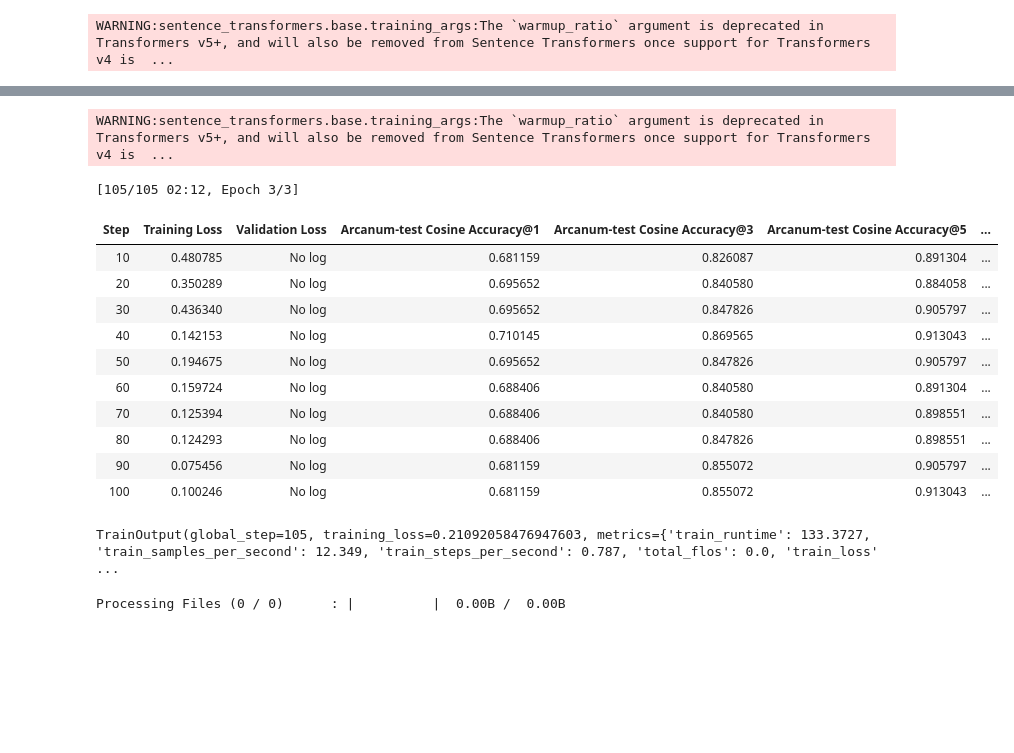
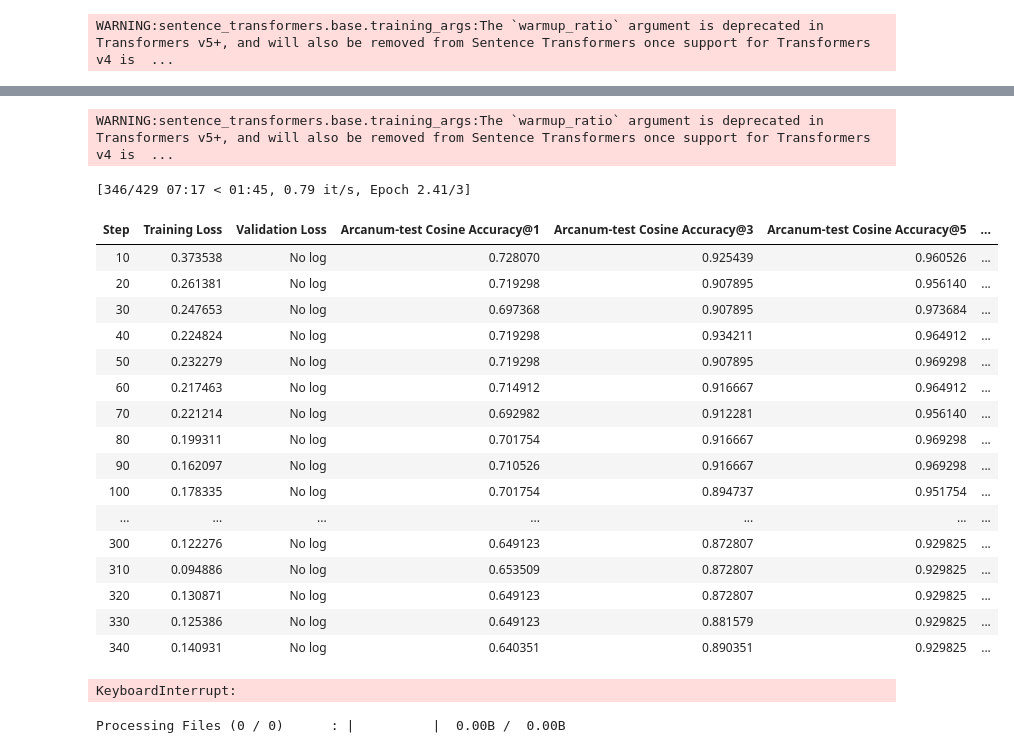
Before and after one commit to ankorn/arcanumsearch, a Jupyter notebook: arc_retrieval.ipynb, the cells around one changed output, grey strips where cells are left out. Drawn from its saved outputs; the diff is of its cells as text; code cells hidden in the pictures; blank space fills up the shorter version.

Commit message:
retrieval, trained base model

```diff
--- a/arc_retrieval.ipynb
+++ b/arc_retrieval.ipynb
@@ -49,7 +50,7 @@ relevant_docs = {}
 
 unique_docs = {}
 for idx, example in enumerate(test_dataset):
-    doc_text = example['document_text']
+    doc_text = example['enhanced_document_text']
     if doc_text not in unique_docs:
         doc_id = f"doc_{len(unique_docs)}"
         unique_docs[doc_text] = doc_id
@@ -57,7 +58,7 @@ for idx, example in enumerate(test_dataset):
 
 for idx, example in enumerate(test_dataset):
     query = example['query']
-    doc_text = example['document_text']
+    doc_text = example['enhanced_document_text']
     doc_id = unique_docs[doc_text]
     query_id = f"query_{idx}"
     queries[query_id] = query
@@ -115,2 +129,2 @@ New Data Upload               : |          |  0.00B /  0.00B
 # %%
-model = SentenceTransformer("pameydorke/arcanum-quests-base-retriever")
+BASE_MODEL_NAME = 'pameydorke/arcanum-quests-base-retriever-v3'
@@ -118,0 +131,2 @@ guide_model = SentenceTransformer("pameydorke/arcanum-quests-base-retriever")
+# %%
+model = SentenceTransformer(BASE_MODEL_NAME)
@@ -119,14 +135,23 @@ guide_model = SentenceTransformer("pameydorke/arcanum-quests-base-retriever")
 # %%
 loss = MultipleNegativesRankingLoss(model=model)
 # %%
+# train_dataset_hard = mine_hard_negatives(
+#     dataset=train_dataset,
+#     model=model,
+#     range_min=10,
+#     range_max=100,
+#     max_score=0.9,
+#     num_negatives=3,
+#     batch_size=16,
+#     use_faiss=True,
+# )
 train_dataset_hard = mine_hard_negatives(
     dataset=train_dataset,
     model=model,
+    num_negatives=5,
     range_min=10,
-    range_max=100,
-    max_score=0.9,
-    num_negatives=1,
-    batch_size=16,
+    range_max=50,
+    sampling_strategy="top",
     use_faiss=True,
 )
 # %% [output]
@@ -146,40 +171,46 @@ Max            0.8687         0.6417         0.4112
 # %%
 training_args = SentenceTransformerTrainingArguments(
     num_train_epochs=3,
-    per_device_train_batch_size=8,
-    per_device_eval_batch_size=8,
+    per_device_train_batch_size=16,
+    per_device_eval_batch_size=16,
     gradient_accumulation_steps=2,
     fp16=True,
     warmup_ratio=0.1,
     logging_steps=10,
     save_strategy="epoch",
     eval_strategy="steps",
     save_total_limit=1,
 )
 
 trainer = SentenceTransformerTrainer(
     model=model,
     args=training_args,
     train_dataset=train_dataset_hard,
     loss=loss,
     evaluator=evaluator,
 )
 trainer.train()
 # %% [output]
 WARNING:sentence_transformers.base.training_args:The `warmup_ratio` argument is deprecated in Transformers v5+, and will also be removed from Sentence Transformers once support for Transformers v4 is  ...
-[105/105 02:12, Epoch 3/3]
+[346/429 07:17 < 01:45, 0.79 it/s, Epoch 2.41/3]
 | Step | Training Loss | Validation Loss | Arcanum-test Cosine Accuracy@1 | Arcanum-test Cosine Accuracy@3 | Arcanum-test Cosine Accuracy@5 | ... |
-| 10 | 0.480785 | No log | 0.681159 | 0.826087 | 0.891304 | ... |
-| 20 | 0.350289 | No log | 0.695652 | 0.840580 | 0.884058 | ... |
-| 30 | 0.436340 | No log | 0.695652 | 0.847826 | 0.905797 | ... |
-| 40 | 0.142153 | No log | 0.710145 | 0.869565 | 0.913043 | ... |
-| 50 | 0.194675 | No log | 0.695652 | 0.847826 | 0.905797 | ... |
-| 60 | 0.159724 | No log | 0.688406 | 0.840580 | 0.891304 | ... |
-| 70 | 0.125394 | No log | 0.688406 | 0.840580 | 0.898551 | ... |
-| 80 | 0.124293 | No log | 0.688406 | 0.847826 | 0.898551 | ... |
-| 90 | 0.075456 | No log | 0.681159 | 0.855072 | 0.905797 | ... |
-| 100 | 0.100246 | No log | 0.681159 | 0.855072 | 0.913043 | ... |
+| 10 | 0.373538 | No log | 0.728070 | 0.925439 | 0.960526 | ... |
+| 20 | 0.261381 | No log | 0.719298 | 0.907895 | 0.956140 | ... |
+| 30 | 0.247653 | No log | 0.697368 | 0.907895 | 0.973684 | ... |
+| 40 | 0.224824 | No log | 0.719298 | 0.934211 | 0.964912 | ... |
+| 50 | 0.232279 | No log | 0.719298 | 0.907895 | 0.969298 | ... |
+| 60 | 0.217463 | No log | 0.714912 | 0.916667 | 0.964912 | ... |
+| 70 | 0.221214 | No log | 0.692982 | 0.912281 | 0.956140 | ... |
+| 80 | 0.199311 | No log | 0.701754 | 0.916667 | 0.969298 | ... |
+| 90 | 0.162097 | No log | 0.710526 | 0.916667 | 0.969298 | ... |
+| 100 | 0.178335 | No log | 0.701754 | 0.894737 | 0.951754 | ... |
+| ... | ... | ... | ... | ... | ... | ... |
+| 300 | 0.122276 | No log | 0.649123 | 0.872807 | 0.929825 | ... |
+| 310 | 0.094886 | No log | 0.653509 | 0.872807 | 0.929825 | ... |
+| 320 | 0.130871 | No log | 0.649123 | 0.872807 | 0.929825 | ... |
+| 330 | 0.125386 | No log | 0.649123 | 0.881579 | 0.929825 | ... |
+| 340 | 0.140931 | No log | 0.640351 | 0.890351 | 0.929825 | ... |
-TrainOutput(global_step=105, training_loss=0.21092058476947603, metrics={'train_runtime': 133.3727, 'train_samples_per_second': 12.349, 'train_steps_per_second': 0.787, 'total_flos': 0.0, 'train_loss' ...
+KeyboardInterrupt:
 # %%
 model.push_to_hub("pameydorke/arcanum-quests-retriever-with-hard-negatives")
 # %% [output]
```
Also changed, not shown: parts of 10 cells of this notebook, 1 other file.
